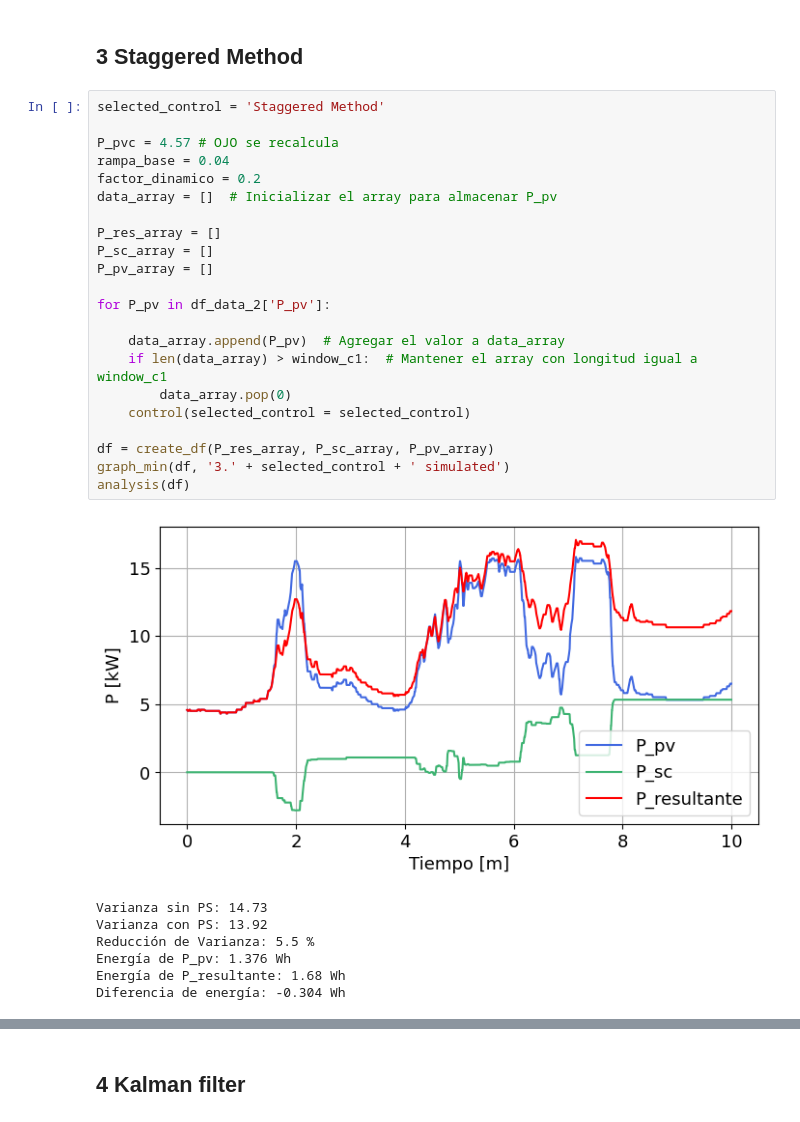
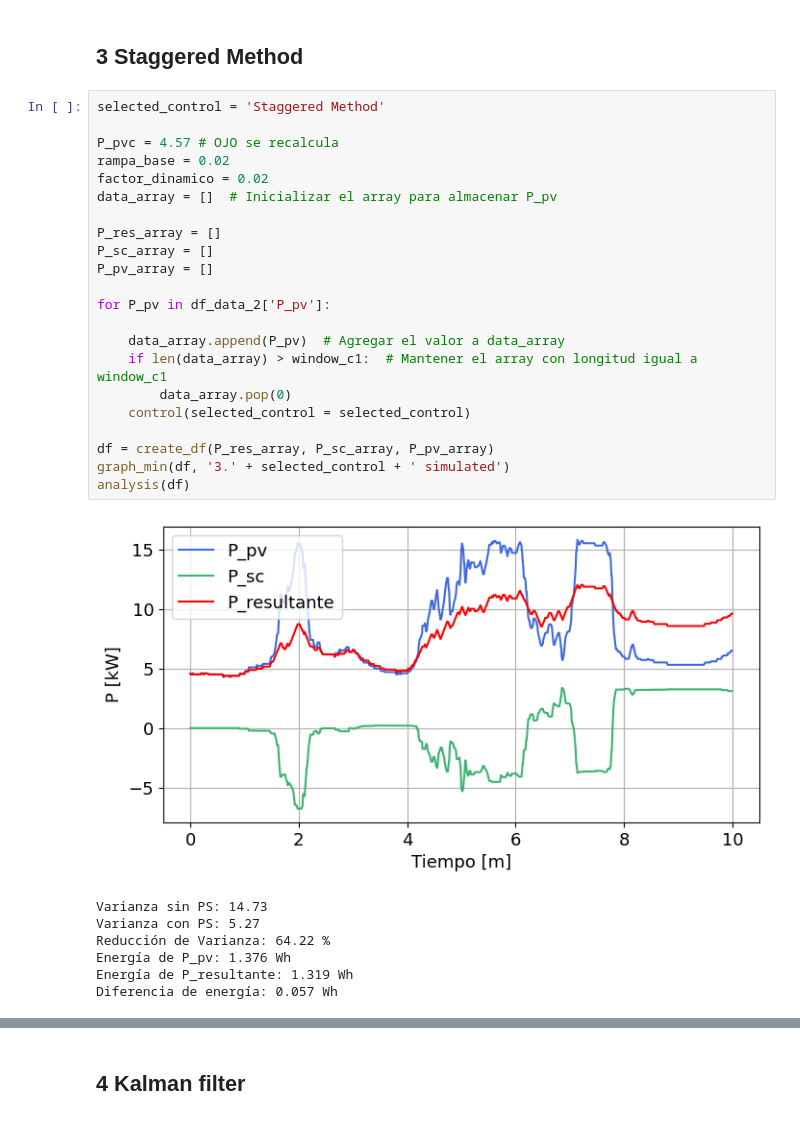
Before and after one commit to jorgecard/Telecontrol_r, a Jupyter notebook: PowerSmoothing/measurements.ipynb, the cells around one changed output, grey strips where cells are left out. Drawn from its saved outputs; the diff is of its cells as text.

```diff
--- a/PowerSmoothing/measurements.ipynb
+++ b/PowerSmoothing/measurements.ipynb
@@ -232,30 +248,30 @@ Diferencia de energía: -0.303 Wh
 # %%
 selected_control = 'Staggered Method'
 
 P_pvc = 4.57 # OJO se recalcula
-rampa_base = 0.04
-factor_dinamico = 0.2
+rampa_base = 0.02
+factor_dinamico = 0.02
 data_array = []  # Inicializar el array para almacenar P_pv
 
 P_res_array = []
 P_sc_array = []
 P_pv_array = []
 
 for P_pv in df_data_2['P_pv']:
 
     data_array.append(P_pv)  # Agregar el valor a data_array
     if len(data_array) > window_c1:  # Mantener el array con longitud igual a window_c1
         data_array.pop(0)
     control(selected_control = selected_control)
 
 df = create_df(P_res_array, P_sc_array, P_pv_array)
 graph_min(df, '3.' + selected_control + ' simulated')
 analysis(df)
 # %% [output]
-[figure, old version]
+[figure, new version]
 Varianza sin PS: 14.73
-Varianza con PS: 13.92
-Reducción de Varianza: 5.5 %
+Varianza con PS: 5.27
+Reducción de Varianza: 64.22 %
 Energía de P_pv: 1.376 Wh
-Energía de P_resultante: 1.68 Wh
-Diferencia de energía: -0.304 Wh
+Energía de P_resultante: 1.319 Wh
+Diferencia de energía: 0.057 Wh
```
Also changed, not shown: parts of 4 cells of this notebook, 21 other files.
